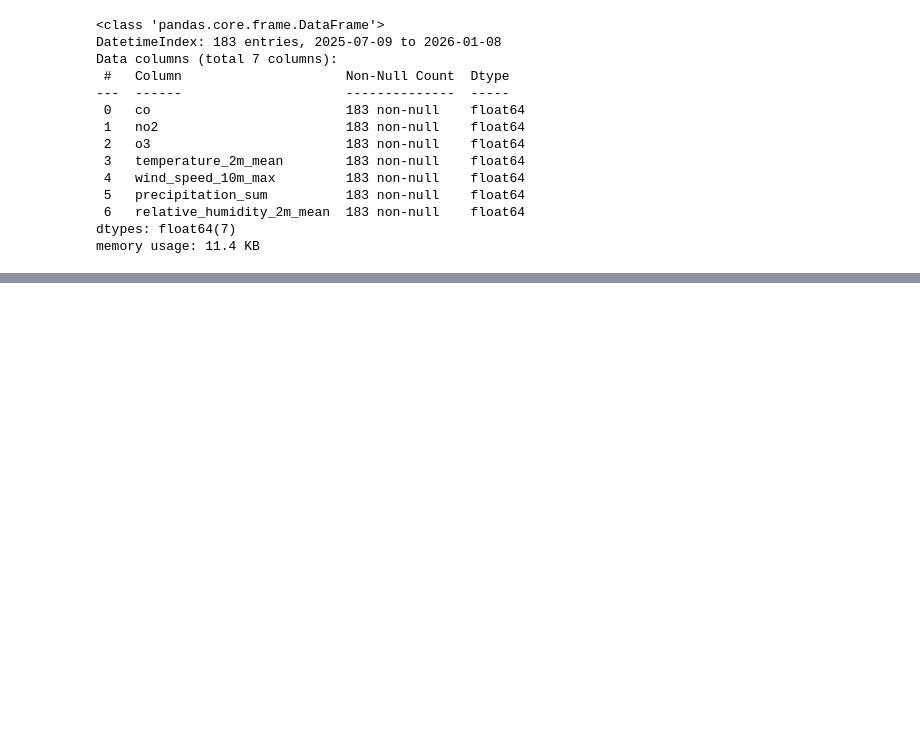
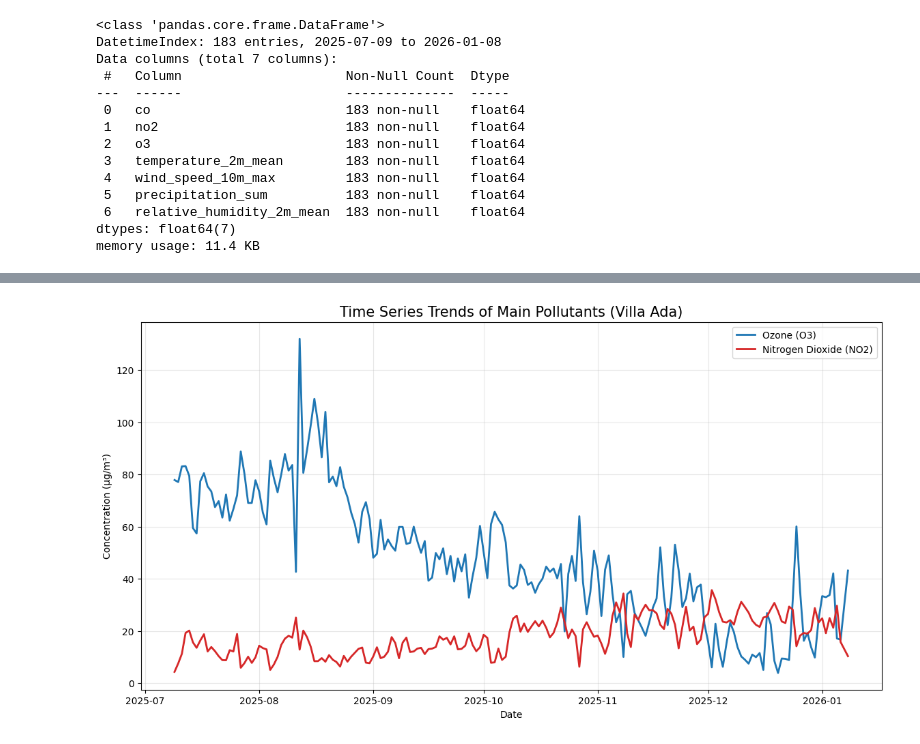
Before and after one commit to Gloreti03/Api-rest-homework-, a Jupyter notebook: apihomework.ipynb, the cells around one changed output, grey strips where cells are left out. Saved outputs shown, nothing was run; the diff lists cells and outputs as text; code cells hidden in the pictures; blank space fills up the shorter version.

```diff
--- a/apihomework.ipynb
+++ b/apihomework.ipynb
@@ -221,0 +238,13 @@ memory usage: 11.4 KB
+# %%
+# Plotting time series
+plt.figure(figsize=(14, 7))
+plt.plot(df.index, df['o3'], label='Ozone (O3)', color='tab:blue', linewidth=2)
+plt.plot(df.index, df['no2'], label='Nitrogen Dioxide (NO2)', color='tab:red', linewidth=2)
+plt.title('Time Series Trends of Main Pollutants (Villa Ada)', fontsize=15)
+plt.xlabel('Date')
+plt.ylabel('Concentration (µg/m³)')
+plt.legend()
+plt.grid(True, alpha=0.3)
+plt.show()
+# %% [output]
+[figure, added]
```
Also changed, not shown: parts of 18 cells of this notebook.
